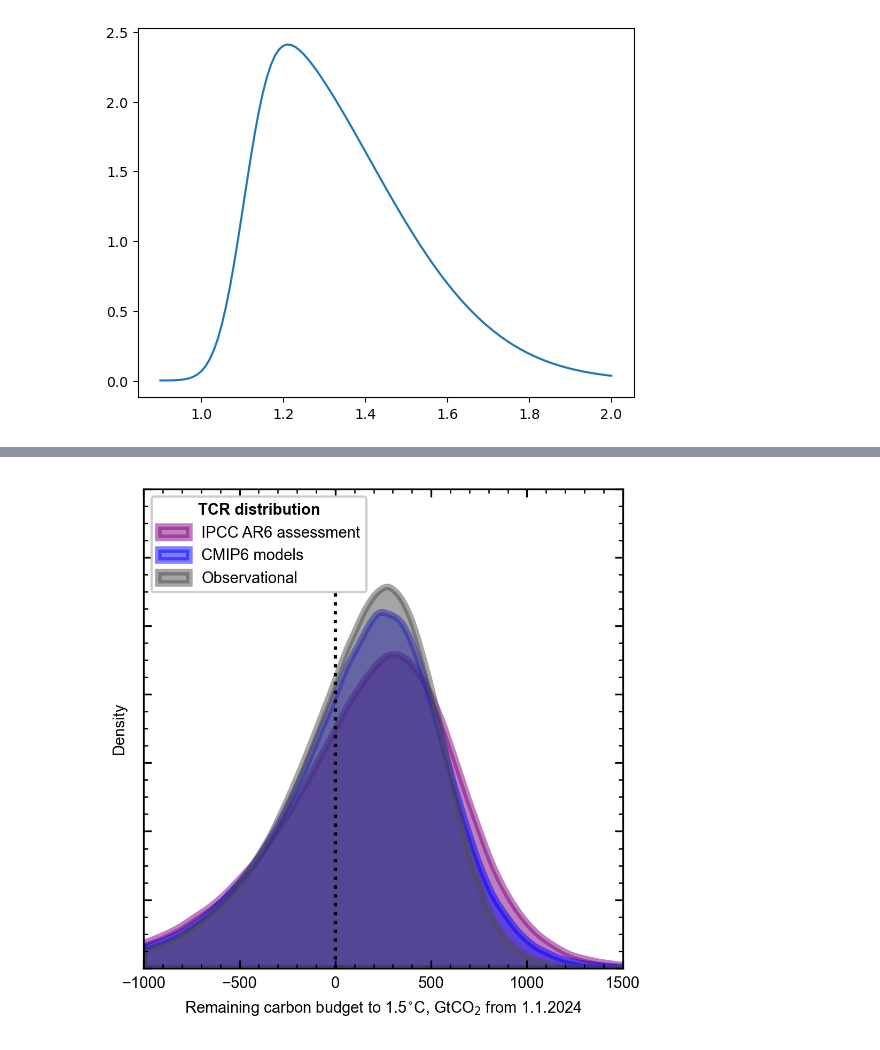
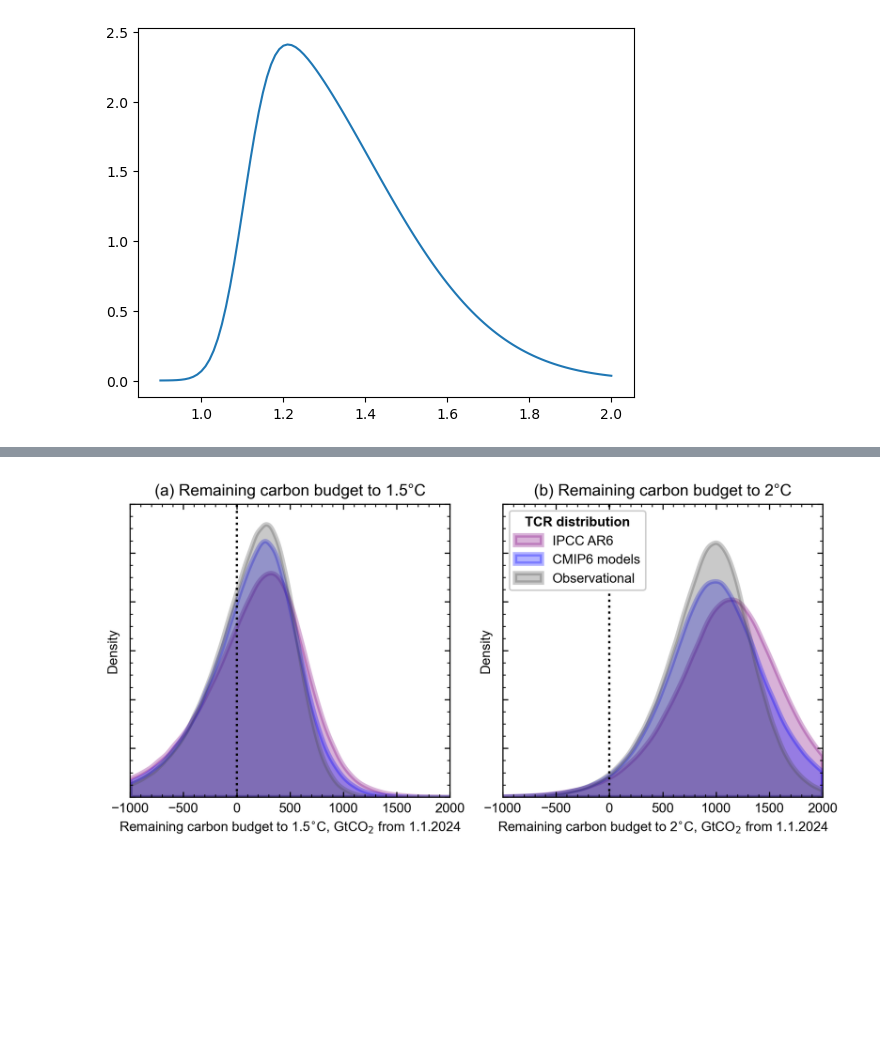
Before and after one commit to chrisroadmap/storelvmo-2025, a Jupyter notebook: notebooks/carbon_budget_calculations.ipynb, the cells around one changed output, grey strips where cells are left out. Drawn from its saved outputs; the diff is of its cells as text; code cells hidden in the pictures; blank space fills up the shorter version.

Commit message:
update plot for 2C

```diff
--- a/notebooks/carbon_budget_calculations.ipynb
+++ b/notebooks/carbon_budget_calculations.ipynb
@@ -311,8 +319,8 @@ print(np.percentile(rcb_ar62, (5,33,50,67,95)))
 # %%
-rcb_obs_kde = st.gaussian_kde(rcb_obs)
-rcb_est_kde = st.gaussian_kde(rcb_est)
-rcb_rep_kde = st.gaussian_kde(rcb_rep)
-rcb_ar6_kde = st.gaussian_kde(rcb_ar6)
+rcb_obs_kde2 = st.gaussian_kde(rcb_obs2)
+rcb_est_kde2 = st.gaussian_kde(rcb_est2)
+rcb_rep_kde2 = st.gaussian_kde(rcb_rep2)
+rcb_ar6_kde2 = st.gaussian_kde(rcb_ar62)
 # %%
 # probability of already > 1.5C
 print(rcb_obs_kde.integrate_box_1d(-np.inf, 0))
@@ -327,7 +335,7 @@ print(rcb_ar6_kde.integrate_box_1d(-np.inf, 0))
 # %%
 # set figure style
 pl.rcParams['figure.figsize'] = (8.9/2.54, 8.9/2.54)
-pl.rcParams['font.size'] = 7
+pl.rcParams['font.size'] = 9
 pl.rcParams['font.family'] = 'Arial'
 pl.rcParams['xtick.top'] = True
 pl.rcParams['ytick.right'] = True
@@ -338,31 +346,48 @@ pl.rcParams['ytick.minor.visible'] = True
 pl.rcParams['figure.dpi'] = 300
 pl.rcParams['axes.axisbelow'] = False
 # %%
-limits = np.arange(-1000, 1501, 10)
-kde_limits = np.arange(-1000, 1501, 10)
+limits = np.arange(-1000, 2001, 10)
+kde_limits = np.arange(-1000, 2001, 10)
 
-fig, ax = pl.subplots()
+fig, ax = pl.subplots(1, 2, figsize=(18/2.54, 9/2.54))
 
 #ax.hist(rcb_ar6, density=True, alpha=0.5, bins=limits, label='IPCC AR6 assessment', color='purple', linewidth=0);
 #ax.hist(rcb_rep, density=True, alpha=0.5, bins=limits, label='CMIP6 models', color='b', linewidth=0);
 ##ax.hist(rcb_est, density=True, alpha=0.5, bins=limits, label='CMIP6 estimated TCR', color='b', linewidth=0)
 #ax.hist(rcb_obs, density=True, alpha=0.5, bins=limits, label='Observational', color='0.3', linewidth=0);
-ax.fill_between(kde_limits, 0, rcb_ar6_kde(kde_limits), color='purple', alpha=0.5, lw=3, label='IPCC AR6 assessment')
-ax.fill_between(kde_limits, 0, rcb_rep_kde(kde_limits), color='b', alpha=0.5, lw=3, label='CMIP6 models')
+ax[0].fill_between(kde_limits, 0, rcb_ar6_kde(kde_limits), color='purple', alpha=0.3, lw=3, label='IPCC AR6 assessment')
+ax[0].fill_between(kde_limits, 0, rcb_rep_kde(kde_limits), color='b', alpha=0.3, lw=3, label='CMIP6 models')
 #ax.plot(kde_limits, rcb_est_kde(kde_limits), color='b')
-ax.fill_between(kde_limits, 0, rcb_obs_kde(kde_limits), color='0.3', alpha=0.5, lw=3, label='Observational')
-ax.axvline(0, ls=':', color='k')
+ax[0].fill_between(kde_limits, 0, rcb_obs_kde(kde_limits), color='0.3', alpha=0.3, lw=3, label='Observational')
+ax[0].axvline(0, ls=':', color='k')
+ax[0].set_ylim(0, 0.0012)
+ax[0].set_yticklabels([])
+ax[0].set_xlim(limits[0], limits[-1])
+#ax[0].legend(framealpha=1, frameon=True, loc='upper left', title='TCR distribution', title_fontproperties={'weight':'bold'})
+ax[0].set_xlabel(r'Remaining carbon budget to 1.5$^{\circ}$C, GtCO$_2$ from 1.1.2024')
+ax[0].set_ylabel('Density')
+ax[0].set_title('(a) Remaining carbon budget to 1.5°C')
 
-ax.set_ylim(0, 0.0014)
-ax.set_yticklabels([])
-ax.set_xlim(limits[0], limits[-1])
-ax.legend(framealpha=1, frameon=True, loc='upper left', title='TCR distribution', title_fontproperties={'weight':'bold'})
-ax.set_xlabel(r'Remaining carbon budget to 1.5$^{\circ}$C, GtCO$_2$ from 1.1.2024')
-ax.set_ylabel('Density')
-ax.set_title('')
-pl.tight_layout()
+#ax.hist(rcb_ar6, density=True, alpha=0.5, bins=limits, label='IPCC AR6 assessment', color='purple', linewidth=0);
+#ax.hist(rcb_rep, density=True, alpha=0.5, bins=limits, label='CMIP6 models', color='b', linewidth=0);
+##ax.hist(rcb_est, density=True, alpha=0.5, bins=limits, label='CMIP6 estimated TCR', color='b', linewidth=0)
+#ax.hist(rcb_obs, density=True, alpha=0.5, bins=limits, label='Observational', color='0.3', linewidth=0);
+ax[1].fill_between(kde_limits, 0, rcb_ar6_kde2(kde_limits), color='purple', alpha=0.3, lw=3, label='IPCC AR6')
+ax[1].fill_between(kde_limits, 0, rcb_rep_kde2(kde_limits), color='b', alpha=0.3, lw=3, label='CMIP6 models')
+#ax.plot(kde_limits, rcb_est_kde(kde_limits), color='b')
+ax[1].fill_between(kde_limits, 0, rcb_obs_kde2(kde_limits), color='0.3', alpha=0.3, lw=3, label='Observational')
+ax[1].axvline(0, ls=':', color='k')
+ax[1].set_ylim(0, 0.0012)
+ax[1].set_yticklabels([])
+ax[1].set_xlim(limits[0], limits[-1])
+ax[1].legend(framealpha=1, frameon=True, loc='upper left', title='TCR distribution', title_fontproperties={'weight':'bold'})
+ax[1].set_xlabel(r'Remaining carbon budget to 2$^{\circ}$C, GtCO$_2$ from 1.1.2024')
+ax[1].set_ylabel('Density')
+ax[1].set_title('(b) Remaining carbon budget to 2°C')
+
+fig.tight_layout()
 
 pl.savefig('../figures/rcb.png')
 pl.savefig('../figures/rcb.pdf')
 # %% [output]
-[figure, old version]
+[figure, new version]
```
Also changed, not shown: parts of 5 cells of this notebook, 2 other files.
